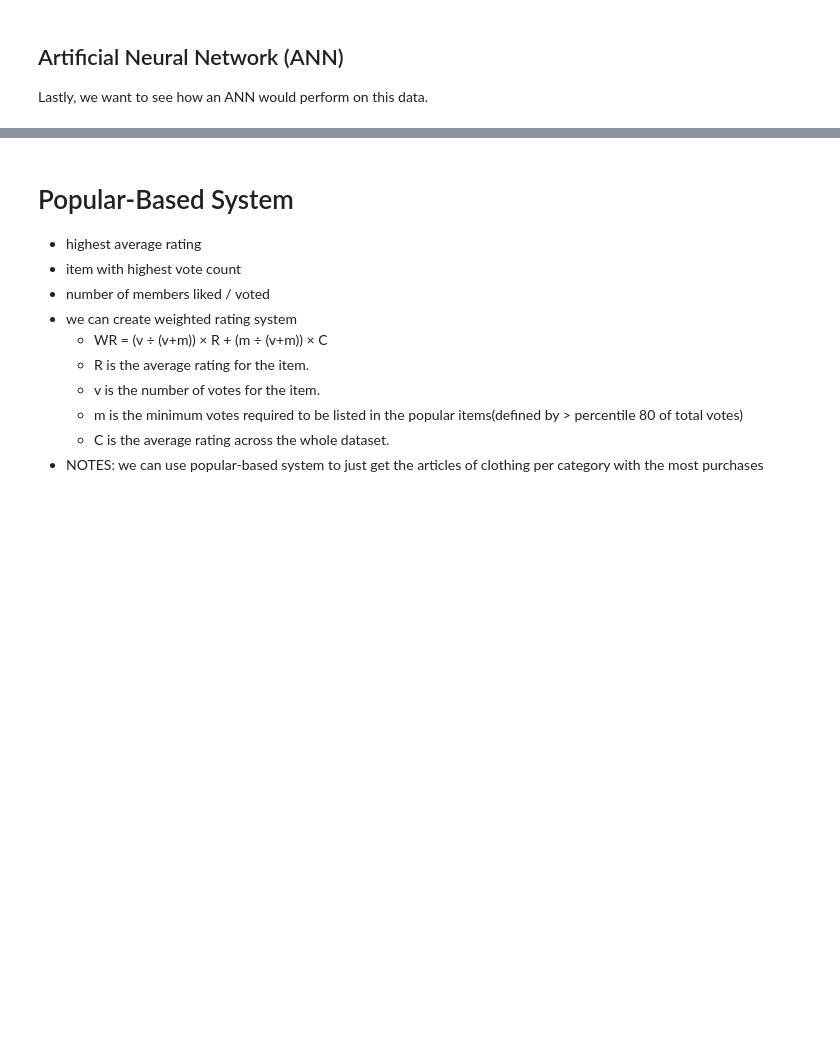
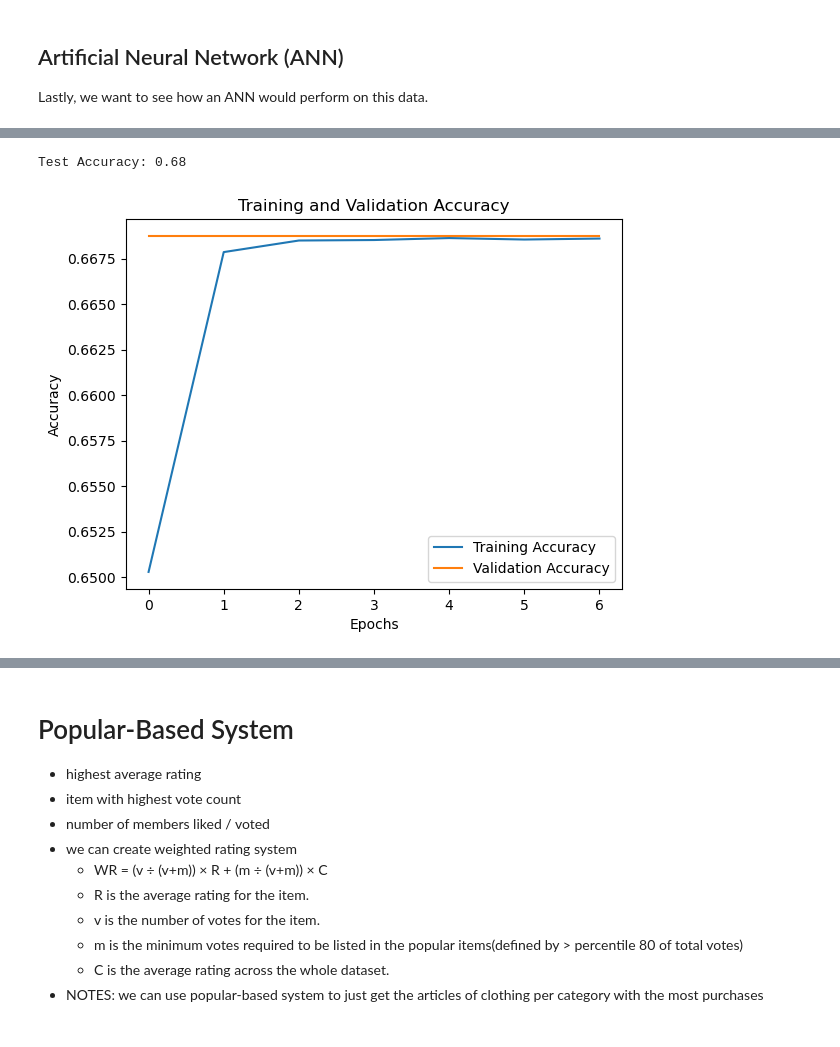
Before and after one commit to anbitasiregar/fashion-recommendations, a Jupyter notebook: notebooks/machine_learning.ipynb, the cells around one changed output, grey strips where cells are left out. Cells and saved outputs as stored; diff of their text form; code cells hidden in the pictures; blank space fills up the shorter version.

Commit message:
tuning ANN model, running gridsearch

```diff
--- a/notebooks/machine_learning.ipynb
+++ b/notebooks/machine_learning.ipynb
@@ -512,4 +509,4 @@ plt.show()
 # %%
 # curious to see what happens if we remove the product code from our df
-articles_df = articles_df.drop(columns=["product_code"])
-articles_df.head()
+# articles_df = articles_df.drop(columns=["product_code"])
+# articles_df.head()
@@ -618,0 +588,16 @@ categorical_transformer = OneHotEncoder(handle_unknown='ignore')
+# %%
+# Define the initial ANN model
+model = Sequential([
+    Dense(64, activation='relu', input_dim=input_dim),
+    Dropout(0.3),  # Add dropout to prevent overfitting
+    Dense(32, activation='relu'),
+    Dropout(0.3),
+    Dense(output_dim,activation='softmax')  # Use softmax for multiclass classification
+])
+
+# Compile the model
+model.compile(optimizer=Adam(learning_rate=0.001),
+              loss='categorical_crossentropy',
+              metrics=['accuracy'])
+
+model.summary()
@@ -618,0 +624,12 @@ categorical_transformer = OneHotEncoder(handle_unknown='ignore')
+# %%
+# Early stopping to prevent overfitting
+early_stopping = EarlyStopping(monitor='val_loss', patience=5, restore_best_weights=True)
+
+# Train the model
+history = model.fit(
+    X_train, y_train,
+    validation_data=(X_val, y_val),
+    epochs=50,
+    batch_size=32,
+    callbacks=[early_stopping]
+)
@@ -618,0 +651,15 @@ categorical_transformer = OneHotEncoder(handle_unknown='ignore')
+# %%
+# Evaluate on the test set
+test_loss, test_accuracy = model.evaluate(X_test, y_test, verbose=0)
+print(f"Test Accuracy: {test_accuracy:.2f}")
+
+plt.plot(history.history['accuracy'], label='Training Accuracy')
+plt.plot(history.history['val_accuracy'], label='Validation Accuracy')
+plt.title('Training and Validation Accuracy')
+plt.xlabel('Epochs')
+plt.ylabel('Accuracy')
+plt.legend()
+plt.show()
+# %% [output]
+Test Accuracy: 0.68
+[figure, added]
```
Also changed, not shown: parts of 48 cells of this notebook, 1 other file.
